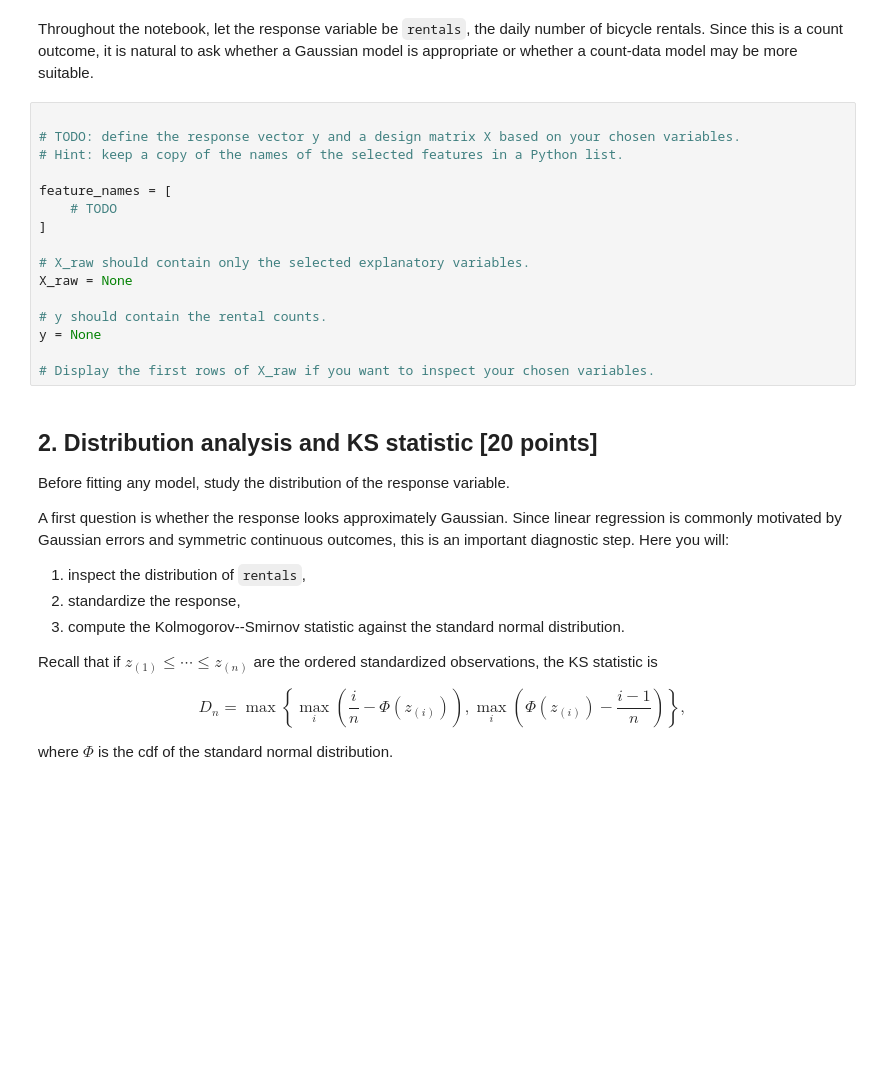
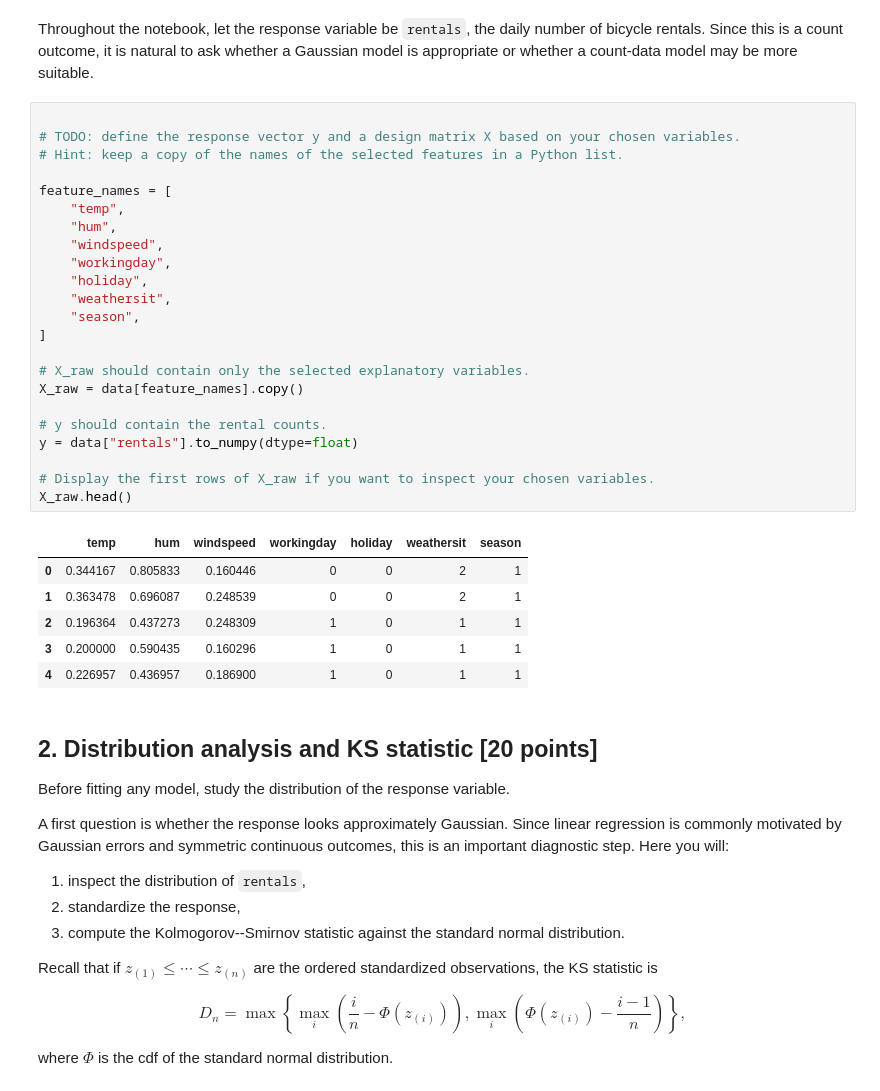
Before and after one commit to aymanbakiri/ML_econometrics, a Jupyter notebook: HW1/Question2_GLM_Count_Modeling_Notebook.ipynb, the cells around one changed output. Drawn from its saved outputs; the diff is of its cells as text; blank space fills up the shorter version.

```diff
--- a/HW1/Question2_GLM_Count_Modeling_Notebook.ipynb
+++ b/HW1/Question2_GLM_Count_Modeling_Notebook.ipynb
@@ -59,19 +72,33 @@ Throughout the notebook, let the response variable be `rentals`, the daily numbe
 # %%
 
 # TODO: define the response vector y and a design matrix X based on your chosen variables.
 # Hint: keep a copy of the names of the selected features in a Python list.
 
 feature_names = [
-    # TODO
+    "temp",
+    "hum",
+    "windspeed",
+    "workingday",
+    "holiday",
+    "weathersit",
+    "season",
 ]
 
 # X_raw should contain only the selected explanatory variables.
-X_raw = None
+X_raw = data[feature_names].copy()
 
 # y should contain the rental counts.
-y = None
+y = data["rentals"].to_numpy(dtype=float)
 
 # Display the first rows of X_raw if you want to inspect your chosen variables.
+X_raw.head()
+# %% [output]
+|  | temp | hum | windspeed | workingday | holiday | weathersit | season |
+| 0 | 0.344167 | 0.805833 | 0.160446 | 0 | 0 | 2 | 1 |
+| 1 | 0.363478 | 0.696087 | 0.248539 | 0 | 0 | 2 | 1 |
+| 2 | 0.196364 | 0.437273 | 0.248309 | 1 | 0 | 1 | 1 |
+| 3 | 0.200000 | 0.590435 | 0.160296 | 1 | 0 | 1 | 1 |
+| 4 | 0.226957 | 0.436957 | 0.186900 | 1 | 0 | 1 | 1 |
 # %% [markdown]
 ## 2. Distribution analysis and KS statistic [20 points]
 
```
Also changed, not shown: parts of 20 cells of this notebook, 1 other file.
